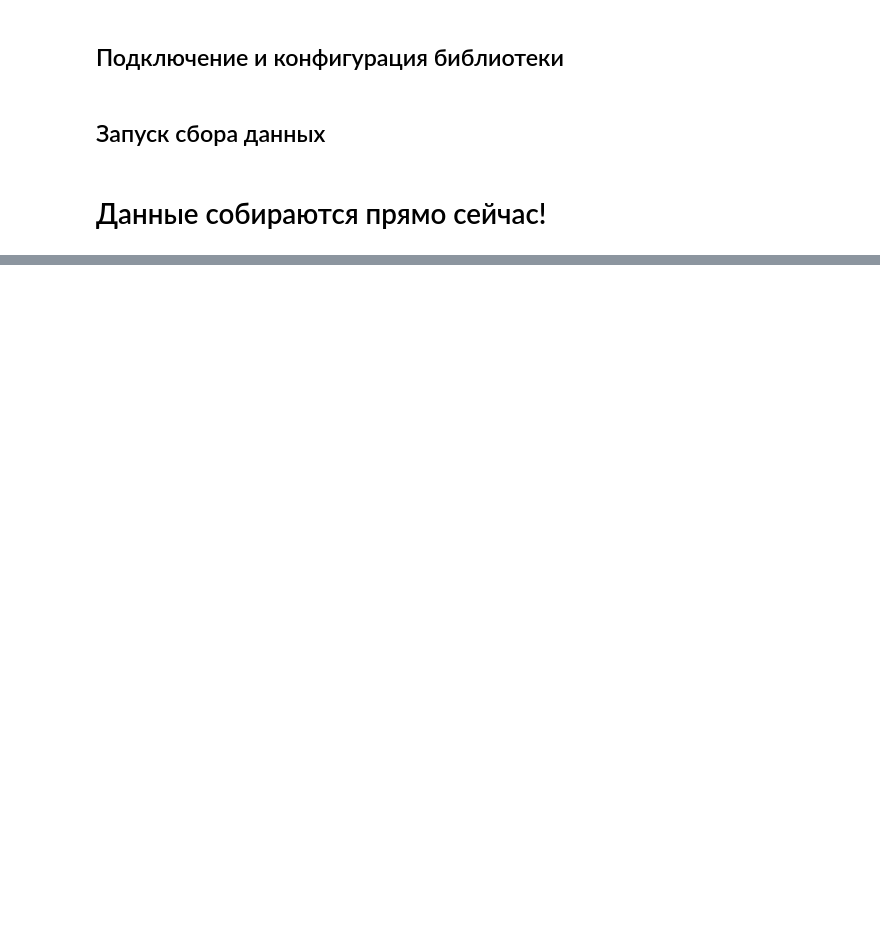
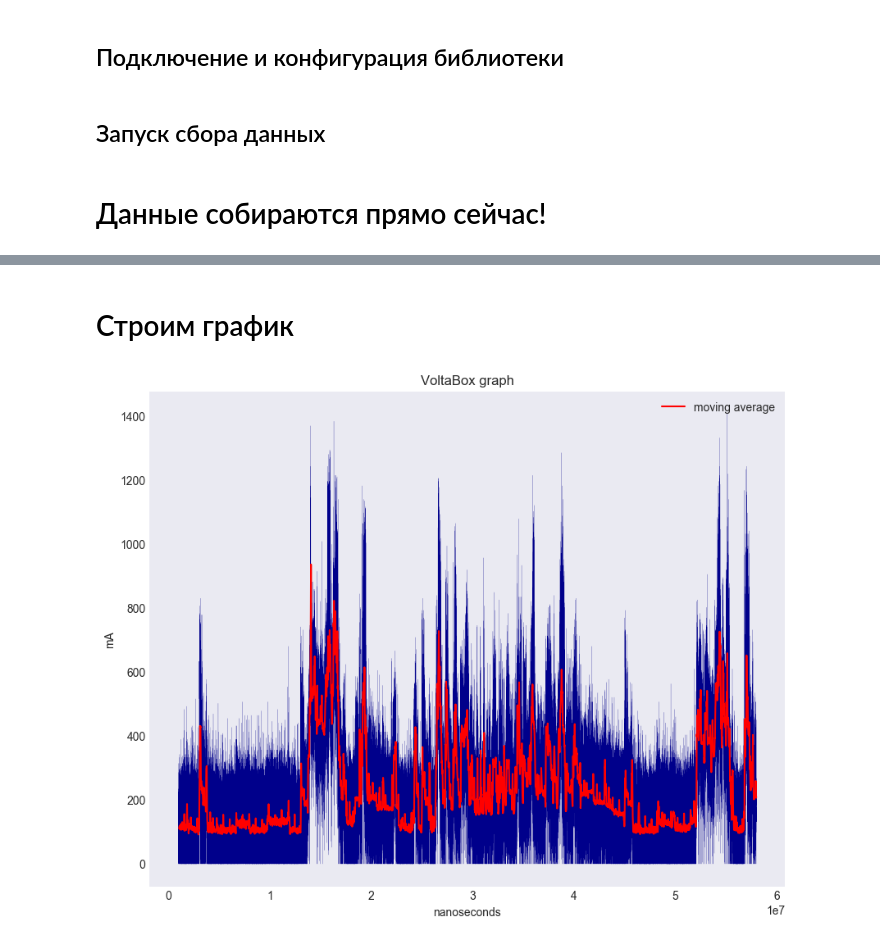
Before and after one commit to yandex-load/volta, a Jupyter notebook: TUTORIAL.ipynb, the cells around one changed output, grey strips where cells are left out. Drawn from its saved outputs; the diff is of its cells as text; code cells hidden in the pictures; blank space fills up the shorter version.

```diff
--- a/TUTORIAL.ipynb
+++ b/TUTORIAL.ipynb
@@ -51,31 +51,0 @@ print(q.get_nowait())
-# %%
-# сделаем функцию, которая забирает все накопленные данные из очереди и готовит их
-def prepare_data():
-    df = pd.DataFrame()
-    for _ in range(q.qsize()):
-        try:
-            data = q.get_nowait()
-            data['uts'] = data['uts'] // 1000
-            data.set_index(keys='uts', inplace=True, drop=True)
-            df = df.append(data)
-        except queue.Empty:
-            pass
-    return df
-# %%
-# сделаем функцию, которая строит график
-def draw_plot(df):
-    # украшательства для графика
-    fig = plt.figure(figsize=(10, 8), dpi=100, linewidth=1)
-    plt.style.use('seaborn-dark')
-    plt.xlabel('milliseconds')
-    plt.ylabel('mA');
-    plt.title('VoltaBox graph')
-
-    # строим график тока
-    plt.plot(df.index, df.values, color='darkblue', linestyle="-", linewidth=0.1)
-    # считаем moving average
-    rolling = df.rolling(500, win_type='hamming').mean()
-    # строим график moving average
-    plt.plot(rolling.index, rolling.values, color='red', label="moving average")
-
-    plt.legend(loc='upper right')
@@ -96,0 +126,2 @@ volta_box.end_test()
+# %% [markdown]
+# Строим график
@@ -96,0 +131,5 @@ volta_box.end_test()
+# %%
+lines_other = []
+draw_plot(df, [], [])
+# %% [output]
+[figure, added]
```
Also changed, not shown: parts of 15 cells of this notebook.
